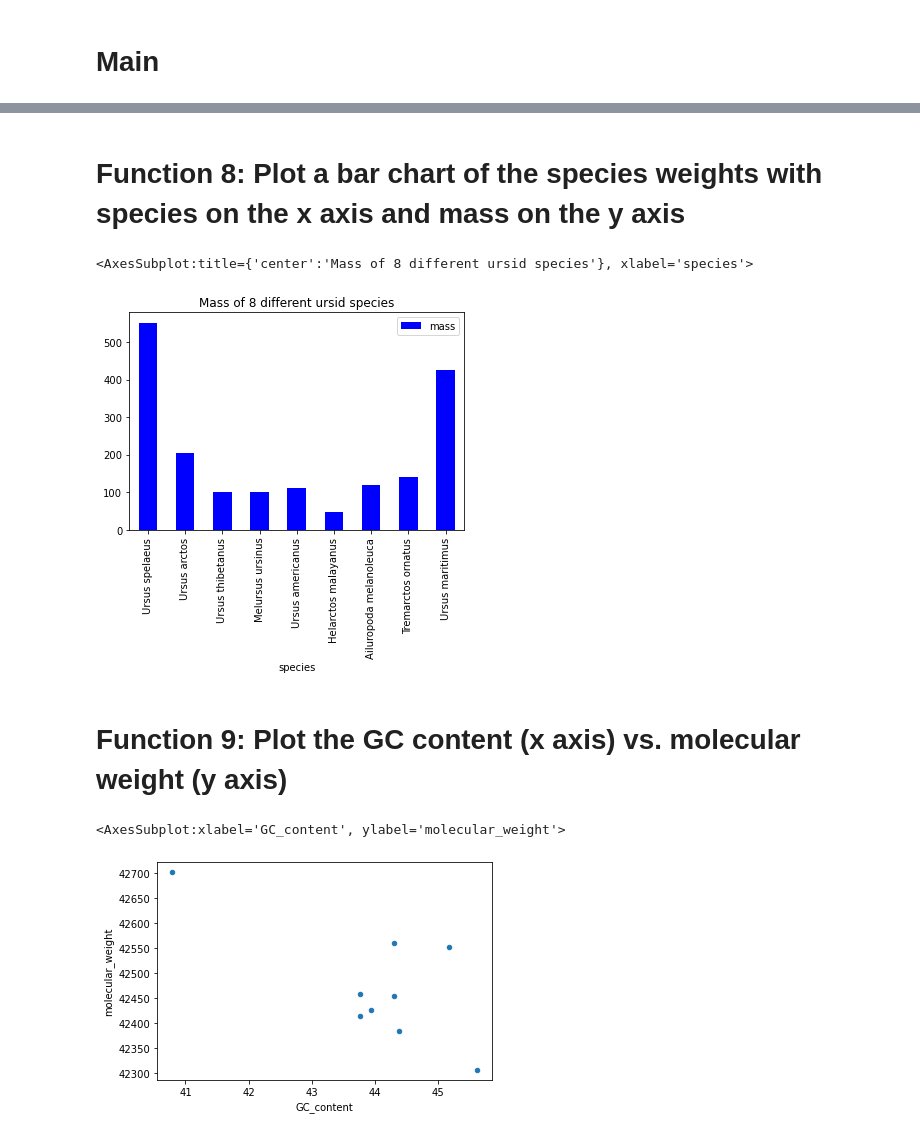
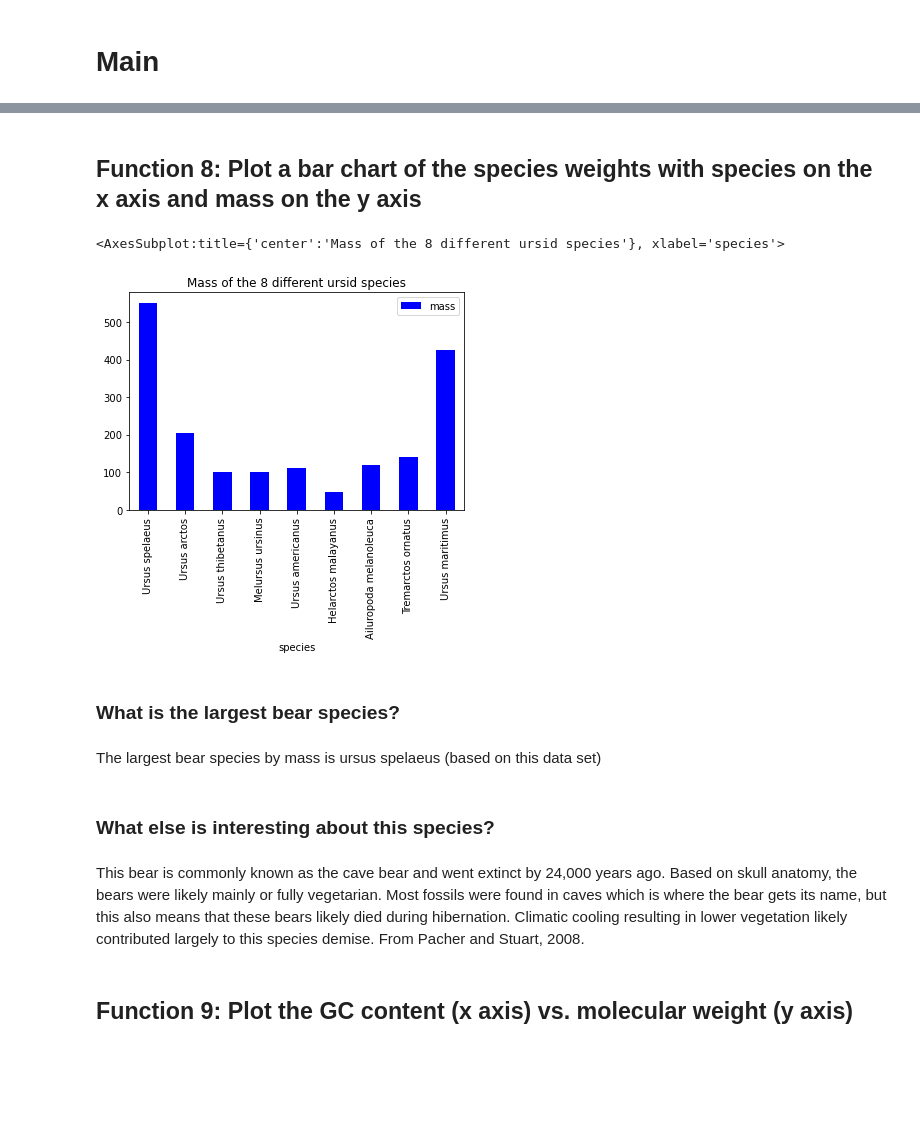
Before and after one commit to Ntopping/BCB546_PythonHW_Spring2021, a Jupyter notebook: Python_Assignment/BCB546-PythonHW_Spring2021-Topping.ipynb, the cells around one changed output, grey strips where cells are left out. Saved outputs shown, nothing was run; the diff lists cells and outputs as text; code cells hidden in the pictures; blank space fills up the shorter version.

```diff
--- a/Python_Assignment/BCB546-PythonHW_Spring2021-Topping.ipynb
+++ b/Python_Assignment/BCB546-PythonHW_Spring2021-Topping.ipynb
@@ -176,18 +165,17 @@ print(bears_df)
 # %% [markdown]
-# Function 8: Plot a bar chart of the species weights with species on the x axis and mass on the y axis
+## Function 8: Plot a bar chart of the species weights with species on the x axis and mass on the y axis
 # %%
-bears_df.plot(kind='bar', x='species', y='mass', color='blue', title='Mass of 8 different ursid species')
-## Plot a bar-chart of the mass with the x-axes labeled with species names.
-## *Q1* What is the largest bear species?
-## *Q2* What else is interesting about this species?
+bears_df.plot(kind='bar', x='species', y='mass', color='blue', title='Mass of the 8 different ursid species') #using the .plot function, this creates a figure from the provided data frame with specified parameters for x and y, color, and title
 # %% [output]
-<AxesSubplot:title={'center':'Mass of 8 different ursid species'}, xlabel='species'>
+<AxesSubplot:title={'center':'Mass of the 8 different ursid species'}, xlabel='species'>
-[figure, old version]
+[figure, new version]
+# %% [markdown]
+### What is the largest bear species?
+# %% [markdown]
+The largest bear species by mass is ursus spelaeus (based on this data set)
+# %% [markdown]
+### What else is interesting about this species?
+# %% [markdown]
+This bear is commonly known as the cave bear and went extinct by 24,000 years ago. Based on skull anatomy, the bears were likely mainly or fully vegetarian. Most fossils were found in caves which is where the bear gets its name, but this also means that these bears likely died during hibernation. Climatic cooling resulting in lower vegetation likely contributed largely to this species demise. From Pacher and Stuart, 2008.
 # %% [markdown]
-# Function 9: Plot the GC content (x axis) vs. molecular weight (y axis)
+## Function 9: Plot the GC content (x axis) vs. molecular weight (y axis)
-# %%
-bears_df.plot(x = 'GC_content', y = 'molecular_weight', kind ='scatter')
-## Plot a visualization of the molecular weight (y-axis) as a function of GC-content (x-axis).
-# %% [output]
-<AxesSubplot:xlabel='GC_content', ylabel='molecular_weight'>
-[figure, removed]
```
Also changed, not shown: parts of 39 cells of this notebook.
